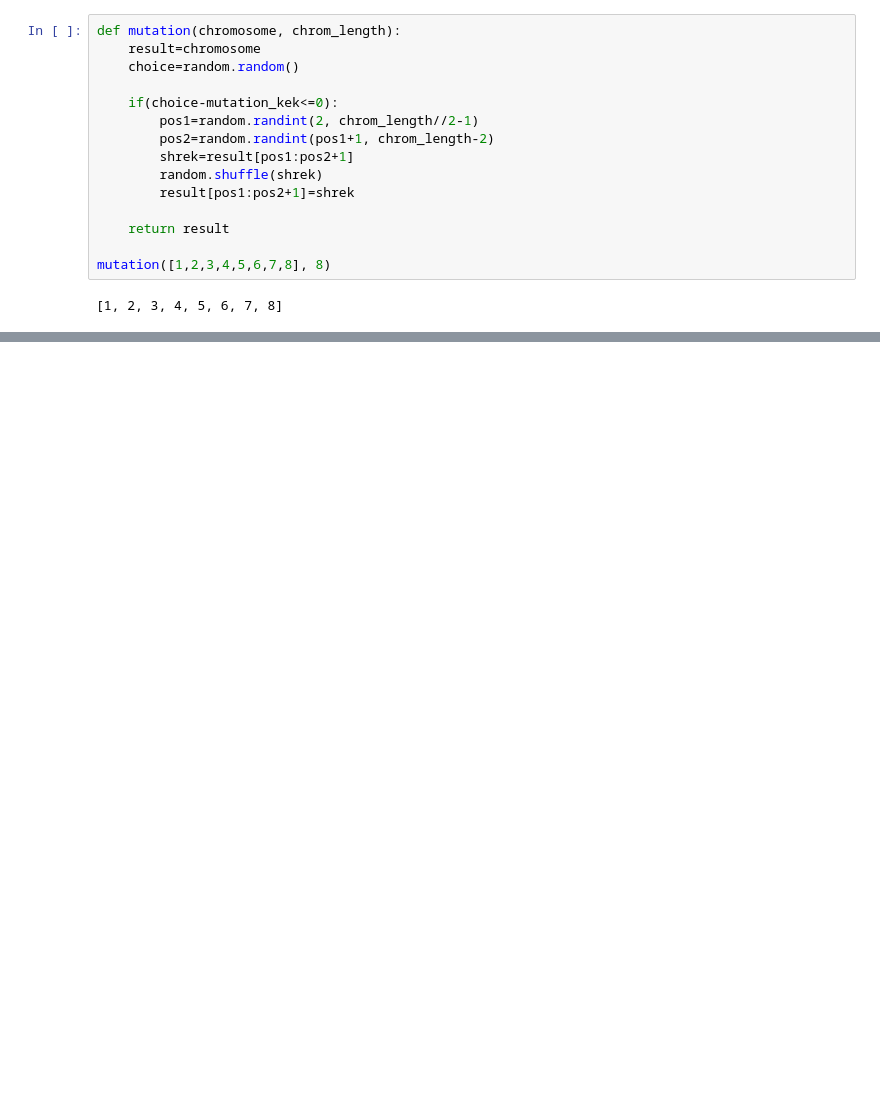
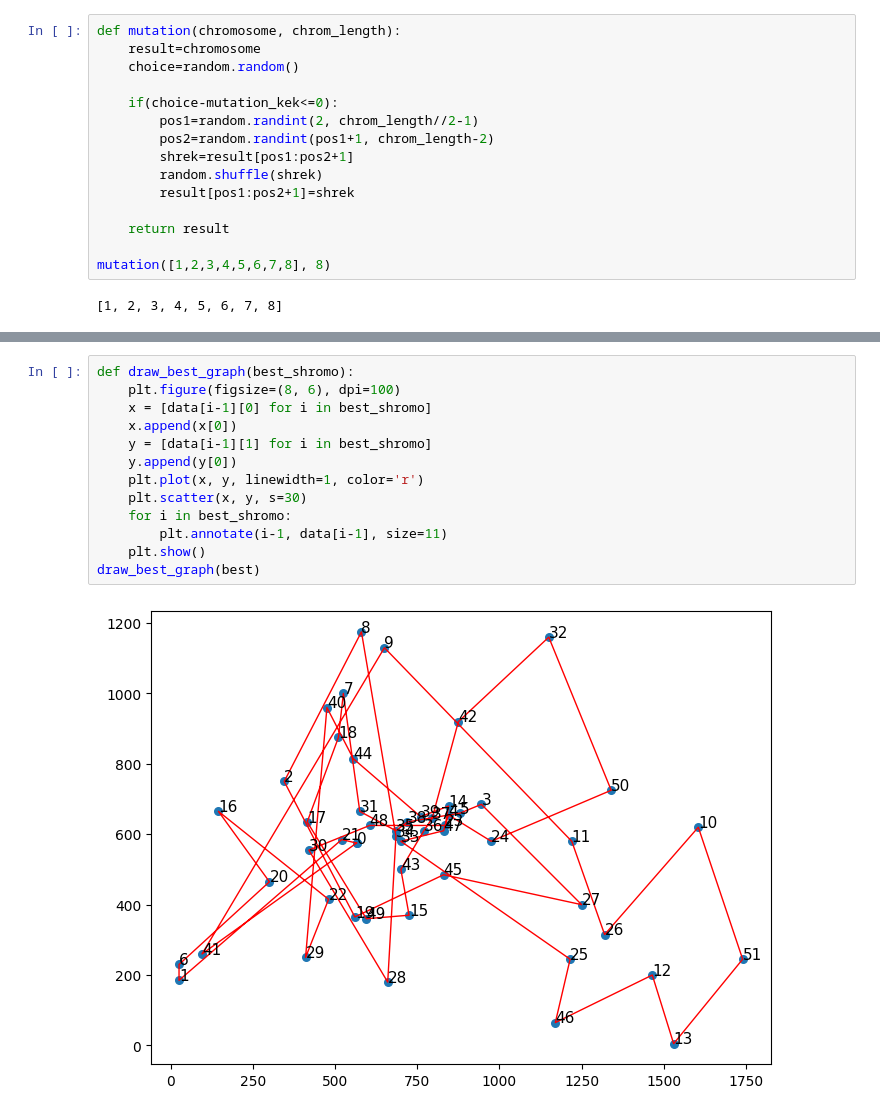
Before and after one commit to Shrek4/labs_2022, a Jupyter notebook: ген алгоритмы/1.ipynb, the cells around one changed output, grey strips where cells are left out. Drawn from its saved outputs; the diff is of its cells as text; blank space fills up the shorter version.

```diff
--- a/ген алгоритмы/1.ipynb
+++ b/ген алгоритмы/1.ipynb
@@ -340,0 +388,15 @@ else:
+# %%
+def draw_best_graph(best_shromo):
+    plt.figure(figsize=(8, 6), dpi=100)
+    x = [data[i-1][0] for i in best_shromo]
+    x.append(x[0])
+    y = [data[i-1][1] for i in best_shromo]
+    y.append(y[0])
+    plt.plot(x, y, linewidth=1, color='r')
+    plt.scatter(x, y, s=30)
+    for i in best_shromo:
+        plt.annotate(i-1, data[i-1], size=11)
+    plt.show()
+draw_best_graph(best)
+# %% [output]
+[figure, added]
```
Also changed, not shown: parts of 10 cells of this notebook.
